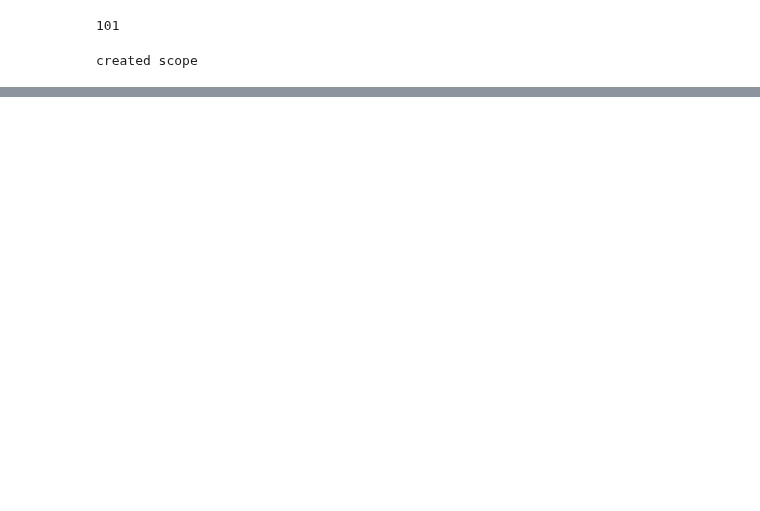
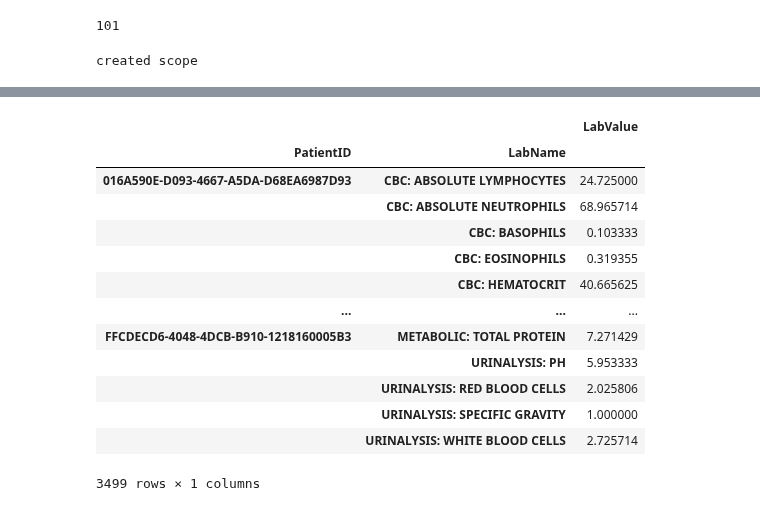
Before and after one commit to ishani-das/ML-Based-EHR-Diagnosis-Tool, a Jupyter notebook: COMPLETE TOOL.ipynb, the cells around one changed output, grey strips where cells are left out. Cells and saved outputs as stored; diff of their text form; code cells hidden in the pictures; blank space fills up the shorter version.

```diff
--- a/COMPLETE TOOL.ipynb
+++ b/COMPLETE TOOL.ipynb
@@ -329,0 +396,17 @@ created scope
+# %%
+grouped_labs
+# %% [output]
+|  |  | LabValue |
+| PatientID | LabName |  |
+| 016A590E-D093-4667-A5DA-D68EA6987D93 | CBC: ABSOLUTE LYMPHOCYTES | 24.725000 |
+|  | CBC: ABSOLUTE NEUTROPHILS | 68.965714 |
+|  | CBC: BASOPHILS | 0.103333 |
+|  | CBC: EOSINOPHILS | 0.319355 |
+|  | CBC: HEMATOCRIT | 40.665625 |
+| ... | ... | ... |
+| FFCDECD6-4048-4DCB-B910-1218160005B3 | METABOLIC: TOTAL PROTEIN | 7.271429 |
+|  | URINALYSIS: PH | 5.953333 |
+|  | URINALYSIS: RED BLOOD CELLS | 2.025806 |
+|  | URINALYSIS: SPECIFIC GRAVITY | 1.000000 |
+|  | URINALYSIS: WHITE BLOOD CELLS | 2.725714 |
+3499 rows × 1 columns
```
Also changed, not shown: parts of 8 cells of this notebook.
